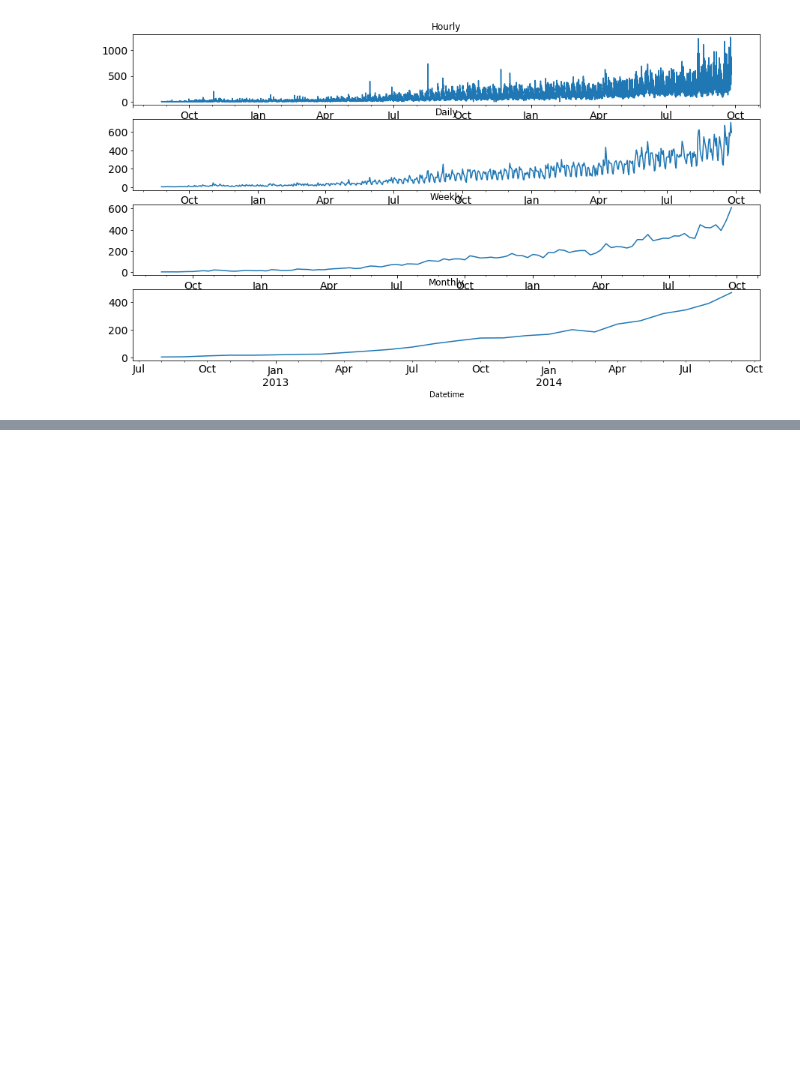
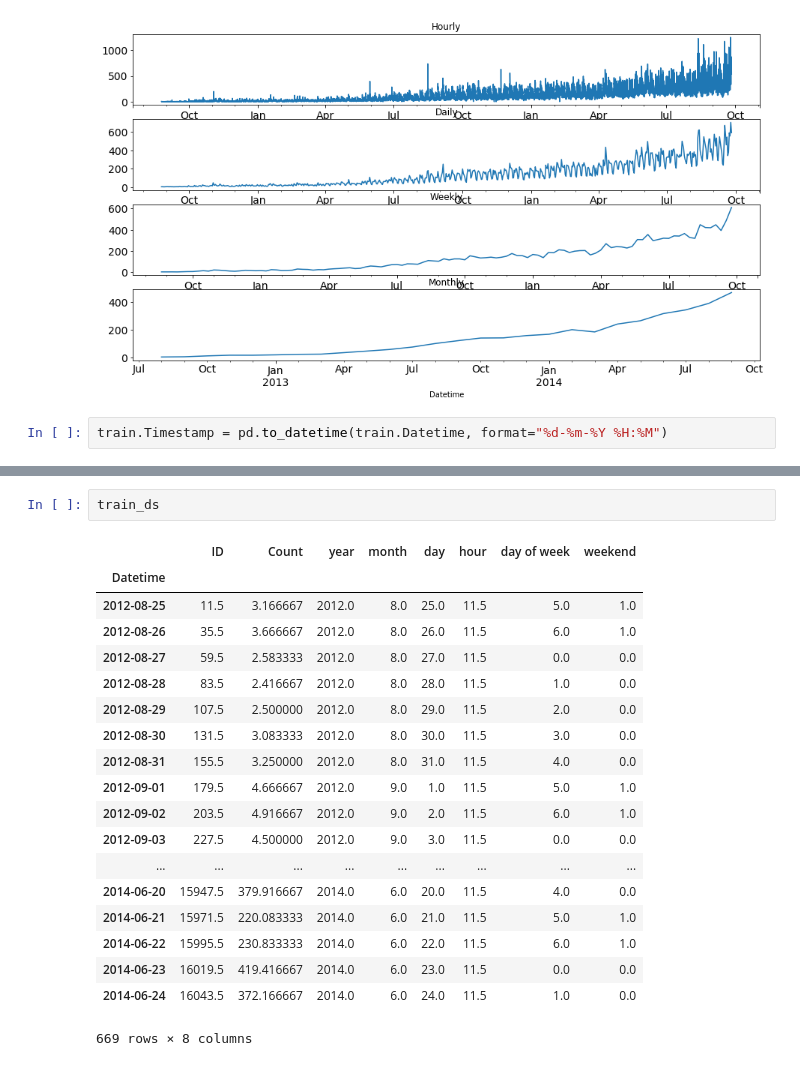
Before and after one commit to abhijithmnair/Data-Science, a Jupyter notebook: DataScience07.ipynb, the cells around one changed output, grey strips where cells are left out. Saved outputs shown, nothing was run; the diff lists cells and outputs as text; blank space fills up the shorter version.

```diff
--- a/DataScience07.ipynb
+++ b/DataScience07.ipynb
@@ -406,3 +389,5 @@ monthly.Count.plot(figsize=(15,8), title='Monthly', fontsize=14, ax=axs[3])
 # %% [output]
 <matplotlib.axes._subplots.AxesSubplot at 0x...>
 [figure]
+# %%
+train.Timestamp = pd.to_datetime(train.Datetime, format="%d-%m-%Y %H:%M")
@@ -408,0 +422,22 @@ monthly.Count.plot(figsize=(15,8), title='Monthly', fontsize=14, ax=axs[3])
+# %%
+train_ds
+# %% [output]
+|  | ID | Count | year | month | day | hour | day of week | weekend |
+| Datetime |  |  |  |  |  |  |  |  |
+| 2012-08-25 | 11.5 | 3.166667 | 2012.0 | 8.0 | 25.0 | 11.5 | 5.0 | 1.0 |
+| 2012-08-26 | 35.5 | 3.666667 | 2012.0 | 8.0 | 26.0 | 11.5 | 6.0 | 1.0 |
+| 2012-08-27 | 59.5 | 2.583333 | 2012.0 | 8.0 | 27.0 | 11.5 | 0.0 | 0.0 |
+| 2012-08-28 | 83.5 | 2.416667 | 2012.0 | 8.0 | 28.0 | 11.5 | 1.0 | 0.0 |
+| 2012-08-29 | 107.5 | 2.500000 | 2012.0 | 8.0 | 29.0 | 11.5 | 2.0 | 0.0 |
+| 2012-08-30 | 131.5 | 3.083333 | 2012.0 | 8.0 | 30.0 | 11.5 | 3.0 | 0.0 |
+| 2012-08-31 | 155.5 | 3.250000 | 2012.0 | 8.0 | 31.0 | 11.5 | 4.0 | 0.0 |
+| 2012-09-01 | 179.5 | 4.666667 | 2012.0 | 9.0 | 1.0 | 11.5 | 5.0 | 1.0 |
+| 2012-09-02 | 203.5 | 4.916667 | 2012.0 | 9.0 | 2.0 | 11.5 | 6.0 | 1.0 |
+| 2012-09-03 | 227.5 | 4.500000 | 2012.0 | 9.0 | 3.0 | 11.5 | 0.0 | 0.0 |
+| ... | ... | ... | ... | ... | ... | ... | ... | ... |
+| 2014-06-20 | 15947.5 | 379.916667 | 2014.0 | 6.0 | 20.0 | 11.5 | 4.0 | 0.0 |
+| 2014-06-21 | 15971.5 | 220.083333 | 2014.0 | 6.0 | 21.0 | 11.5 | 5.0 | 1.0 |
+| 2014-06-22 | 15995.5 | 230.833333 | 2014.0 | 6.0 | 22.0 | 11.5 | 6.0 | 1.0 |
+| 2014-06-23 | 16019.5 | 419.416667 | 2014.0 | 6.0 | 23.0 | 11.5 | 0.0 | 0.0 |
+| 2014-06-24 | 16043.5 | 372.166667 | 2014.0 | 6.0 | 24.0 | 11.5 | 1.0 | 0.0 |
+669 rows × 8 columns
```
Also changed, not shown: parts of 20 cells of this notebook.
